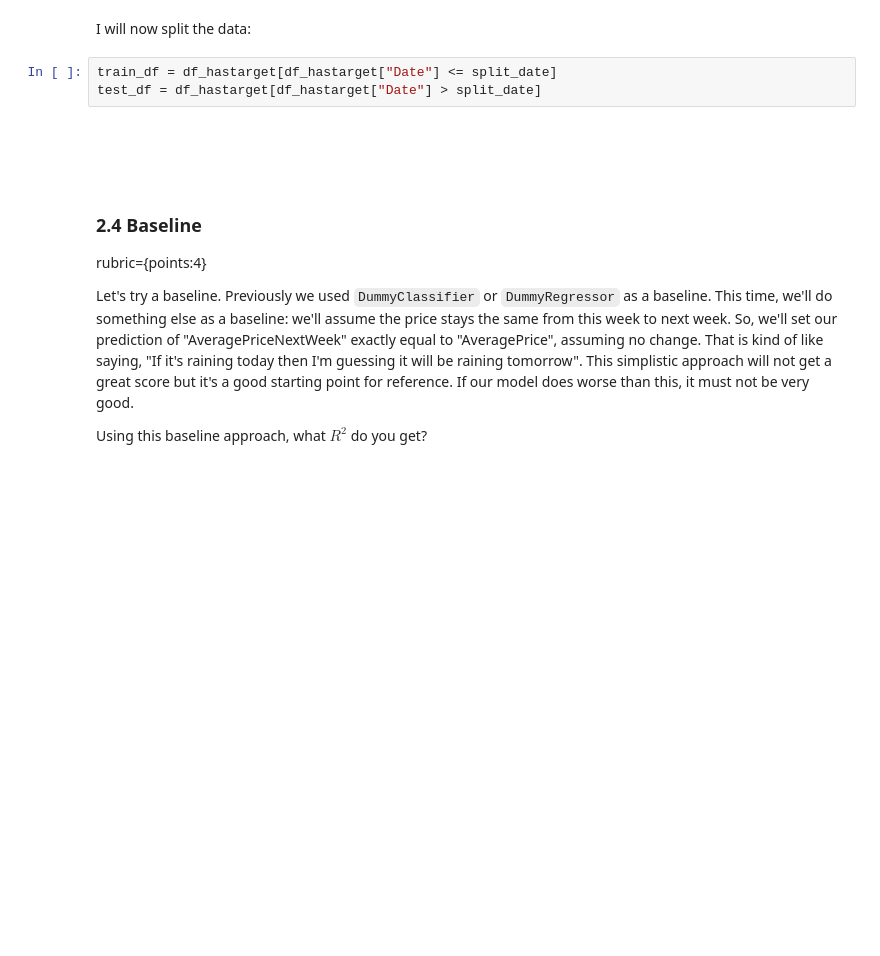
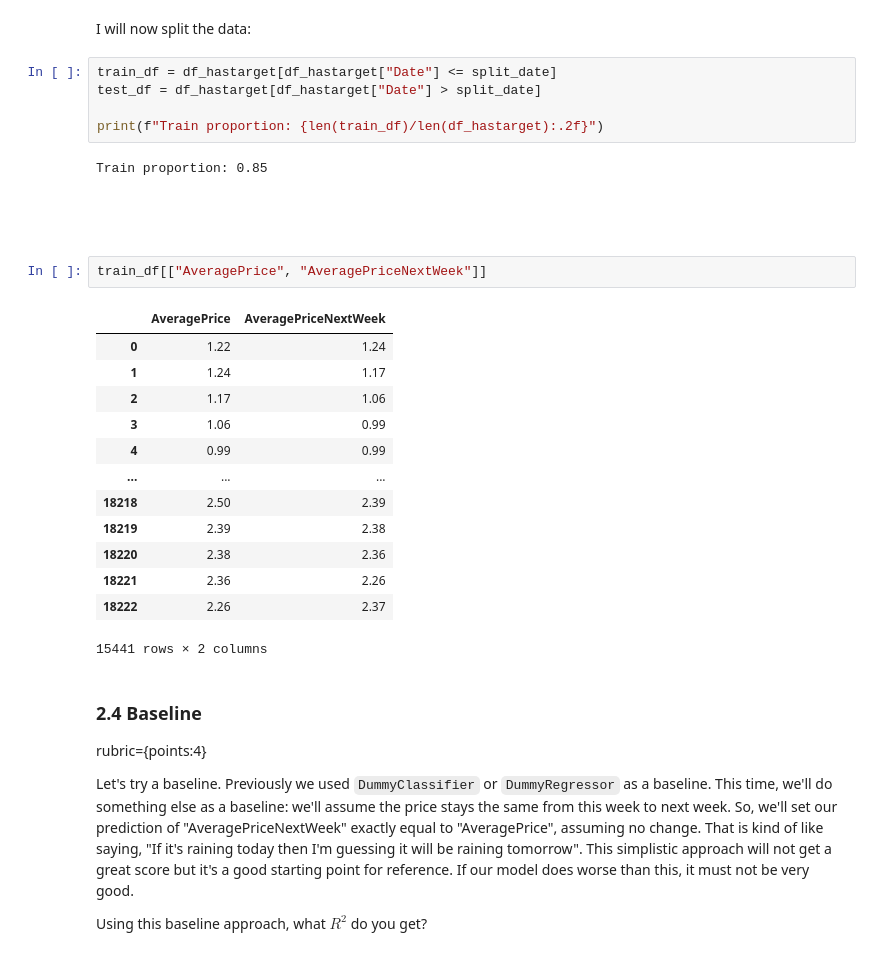
Before and after one commit to Blaise143/CPSC-330-ASSIGNMENTS, a Jupyter notebook: hw8/hw8.ipynb, the cells around one changed output. Drawn from its saved outputs; the diff is of its cells as text; blank space fills up the shorter version.

```diff
--- a/hw8/hw8.ipynb
+++ b/hw8/hw8.ipynb
@@ -518,8 +611,28 @@ I will now split the data:
 # %%
 train_df = df_hastarget[df_hastarget["Date"] <= split_date]
 test_df = df_hastarget[df_hastarget["Date"] > split_date]
+
+print(f"Train proportion: {len(train_df)/len(df_hastarget):.2f}")
+# %% [output]
+Train proportion: 0.85
 # %% [markdown]
 <br><br>
+# %%
+train_df[["AveragePrice", "AveragePriceNextWeek"]]
+# %% [output]
+|  | AveragePrice | AveragePriceNextWeek |
+| 0 | 1.22 | 1.24 |
+| 1 | 1.24 | 1.17 |
+| 2 | 1.17 | 1.06 |
+| 3 | 1.06 | 0.99 |
+| 4 | 0.99 | 0.99 |
+| ... | ... | ... |
+| 18218 | 2.50 | 2.39 |
+| 18219 | 2.39 | 2.38 |
+| 18220 | 2.38 | 2.36 |
+| 18221 | 2.36 | 2.26 |
+| 18222 | 2.26 | 2.37 |
+15441 rows × 2 columns
 # %% [markdown]
 ### 2.4 Baseline
 rubric={points:4}
```
Also changed, not shown: parts of 17 cells of this notebook.
